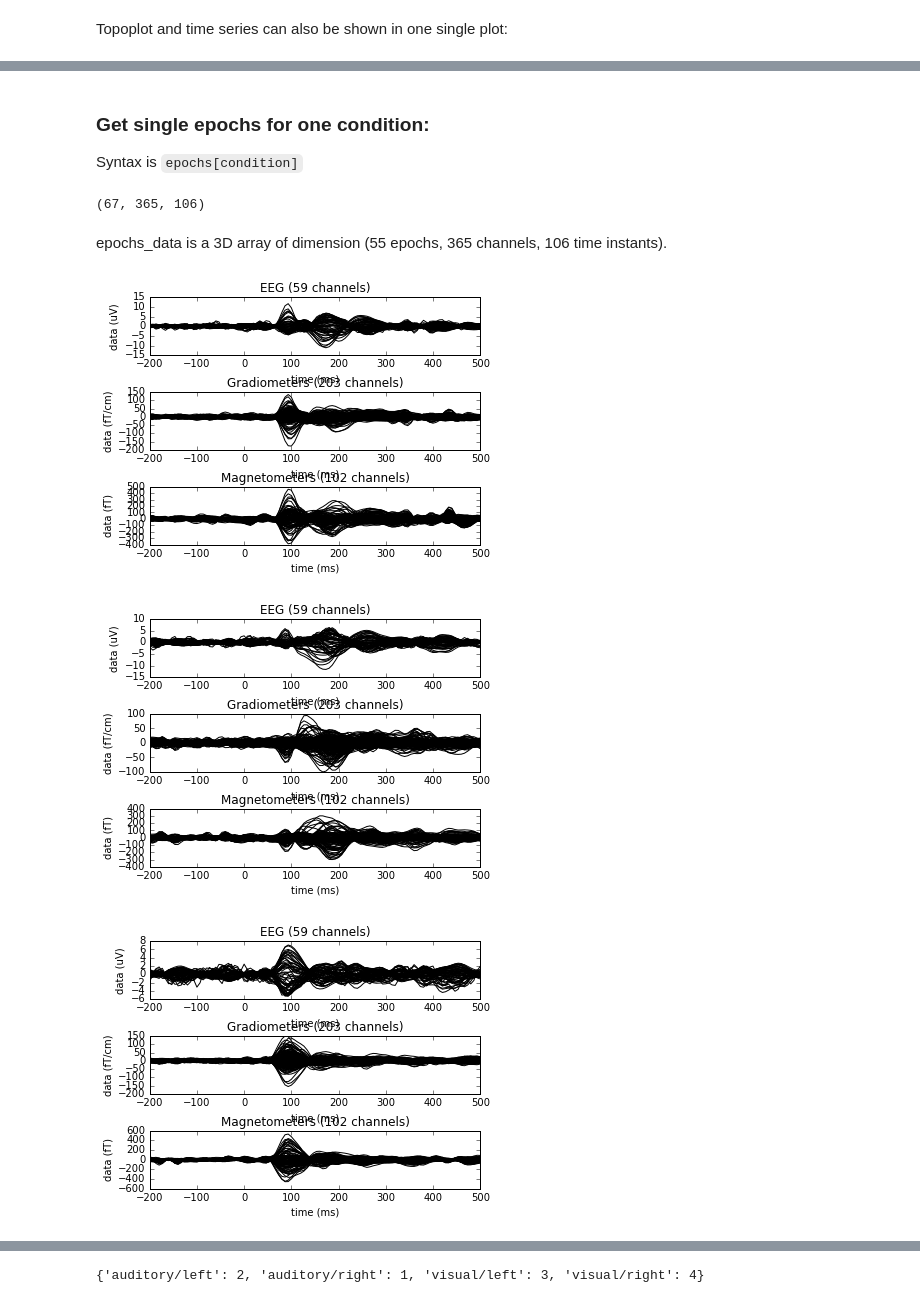
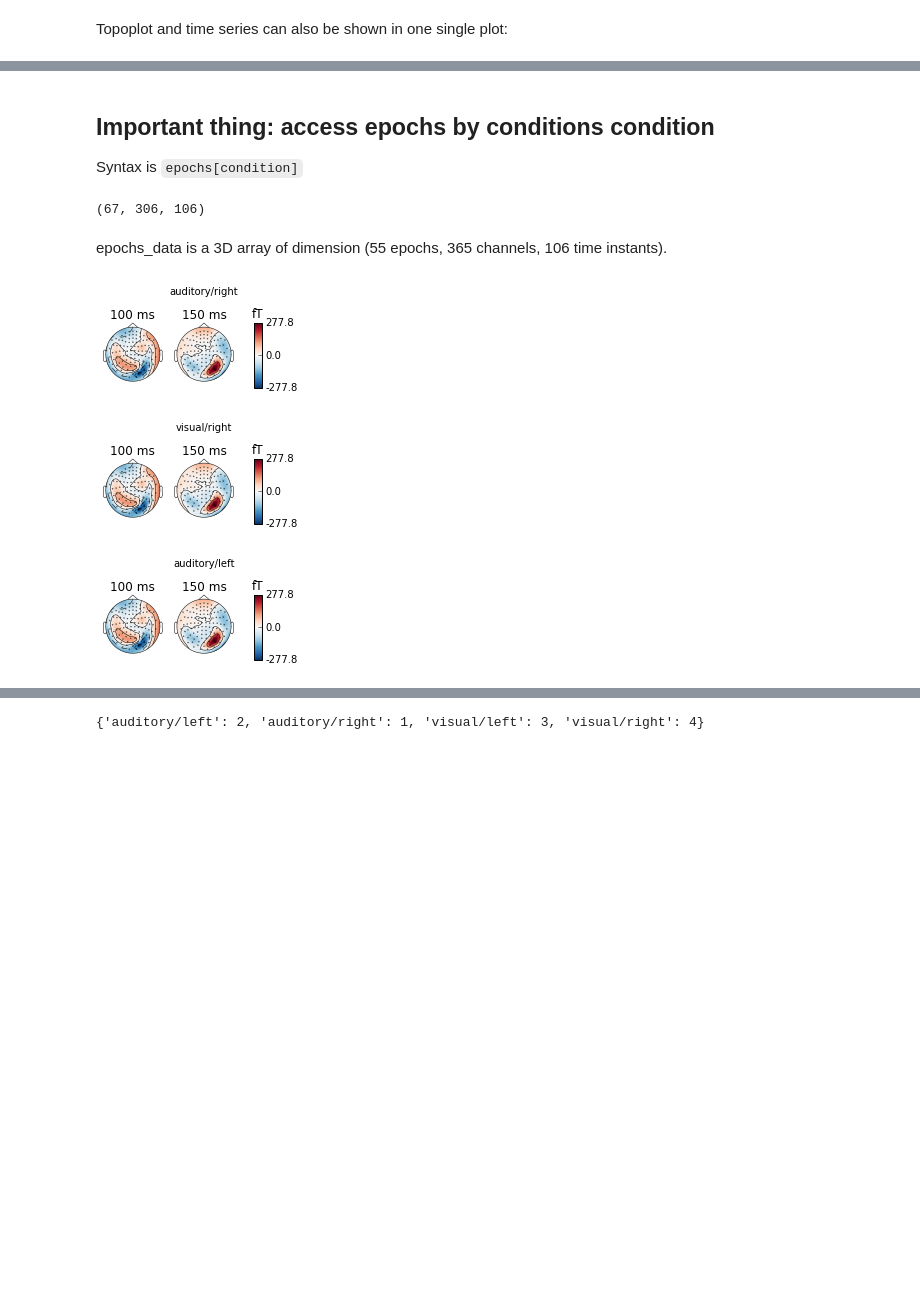
Before and after one commit to mne-tools/mne-python-notebooks, a Jupyter notebook: 1-MNE_from_raw_to_epochs_evoked.ipynb, the cells around one changed output, grey strips where cells are left out. Drawn from its saved outputs; the diff is of its cells as text; code cells hidden in the pictures; blank space fills up the shorter version.

```diff
--- a/1-MNE_from_raw_to_epochs_evoked.ipynb
+++ b/1-MNE_from_raw_to_epochs_evoked.ipynb
@@ -25,5 +25,5 @@ We set the log-level to 'WARNING' so the output is less verbose
 # %%
-mne.set_log_level('WARNING')
+mne.set_log_level('warning')
 # %% [markdown]
 ## Access raw data
 # %% [markdown]
@@ -236,3 +238,0 @@ Mark 2 channels as bad:
-# %%
-raw.info['bads'] = ['MEG 2443', 'EEG 053']
-print(raw.info['bads'])
@@ -261,5 +247,10 @@ reject = dict(grad=4000e-13, mag=4e-12, eog=150e-6)
+# %%
+# we re picky again, this time with EOG
+picks_meg = mne.pick_types(raw.info, meg=True, eeg=False, eog=True,
+                           stim=False, exclude='bads')
+# we start by looking at magnetometer and gradiometer signals
 # %% [markdown]
 Read epochs:
 # %%
 epochs = mne.Epochs(raw, events, event_id, tmin, tmax, proj=True,
-                    picks=picks, baseline=baseline, reject=reject)
+                    picks=picks_meg, baseline=baseline, reject=reject)
@@ -340,19 +356,19 @@ evoked.plot_joint()
 # %% [markdown]
-### Get single epochs for one condition:
+## Important thing: access epochs by conditions condition
 
 Syntax is `epochs[condition]`
 # %%
 epochs_data = epochs['visual/left'].get_data()
 print(epochs_data.shape)
 # %% [output]
-(67, 365, 106)
+(67, 306, 106)
 # %% [markdown]
 epochs_data is a 3D array of dimension (55 epochs, 365 channels, 106 time instants).
 # %%
 # Loop over conditions
-for k in event_id:
-    epochs[k].average().plot();
+for condition in event_id:
+    epochs[k].average().plot_topomap(times=[0.1, 0.15], title=condition);
 # %% [output]
-[figure, old version]
+[figure, new version]
-[figure, old version]
+[figure, new version]
-[figure, old version]
+[figure, new version]
```
Also changed, not shown: parts of 73 cells of this notebook.
